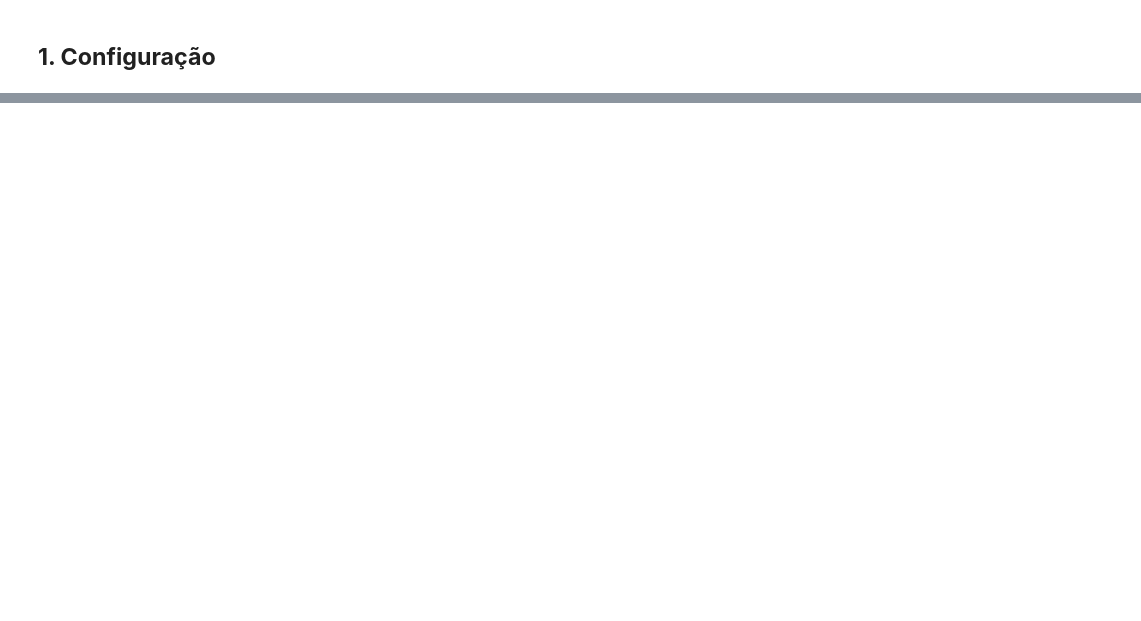
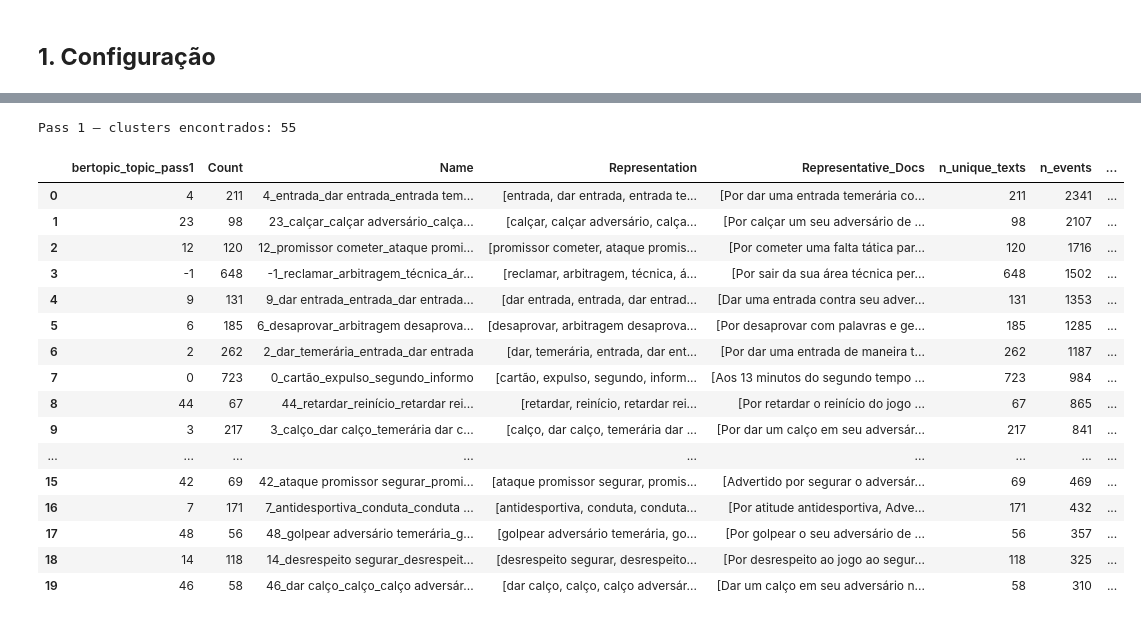
Before and after one commit to gcarbs1/cbf-match-report-analysis, a Jupyter notebook: notebooks/2-semantic_card_reasons_embeddings.ipynb, the cells around one changed output, grey strips where cells are left out. Drawn from its saved outputs; the diff is of its cells as text; code cells hidden in the pictures; blank space fills up the shorter version.

```diff
--- a/notebooks/2-semantic_card_reasons_embeddings.ipynb
+++ b/notebooks/2-semantic_card_reasons_embeddings.ipynb
@@ -1286,0 +137,17 @@ Arquivos salvos:
+# %%
+card_text_counts = (
+    cards.groupby(CARD_TEXT_KEY_COLUMN)
+    .agg(
+        text_for_embedding=(CARD_TEXT_COLUMN, "first"),
+        n_events=(CARD_TEXT_COLUMN, "size"),
+        n_yellow=("card_type", lambda values: (values == "yellow").sum()),
+        n_red=("card_type", lambda values: (values == "red").sum()),
+    )
+    .reset_index()
+    .sort_values("n_events", ascending=False)
+    .reset_index(drop=True)
+)
+
+card_texts = card_text_counts["text_for_embedding"].tolist()
+
+card_text_counts.head(25)
@@ -1286,0 +294,39 @@ Arquivos salvos:
+# %%
+card_topic_model_pass1 = make_topic_model(
+    min_topic_size=CARD_MIN_TOPIC_SIZE,
+    min_samples=CARD_MIN_SAMPLES,
+    n_neighbors=25,
+    n_components=5,
+)
+card_topics_pass1, _ = card_topic_model_pass1.fit_transform(
+    card_texts, embeddings=base_card_embeddings
+)
+card_text_counts["bertopic_topic_pass1"] = card_topics_pass1
+
+_pass1_summary = build_topic_summary(
+    card_topic_model_pass1,
+    card_text_counts.rename(columns={"bertopic_topic_pass1": "bertopic_topic"}),
+    "bertopic_topic",
+).rename(columns={"bertopic_topic": "bertopic_topic_pass1"})
+
+print(f"Pass 1 — clusters encontrados: {_pass1_summary['bertopic_topic_pass1'].ne(-1).sum()}")
+_pass1_summary.head(20)
+# %% [output]
+Pass 1 — clusters encontrados: 55
+|  | bertopic_topic_pass1 | Count | Name | Representation | Representative_Docs | n_unique_texts | n_events | ... |
+| 0 | 4 | 211 | 4_entrada_dar entrada_entrada tem... | [entrada, dar entrada, entrada te... | [Por dar uma entrada temerária co... | 211 | 2341 | ... |
+| 1 | 23 | 98 | 23_calçar_calçar adversário_calça... | [calçar, calçar adversário, calça... | [Por calçar um seu adversário de ... | 98 | 2107 | ... |
+| 2 | 12 | 120 | 12_promissor cometer_ataque promi... | [promissor cometer, ataque promis... | [Por cometer uma falta tática par... | 120 | 1716 | ... |
+| 3 | -1 | 648 | -1_reclamar_arbitragem_técnica_ár... | [reclamar, arbitragem, técnica, á... | [Por sair da sua área técnica per... | 648 | 1502 | ... |
+| 4 | 9 | 131 | 9_dar entrada_entrada_dar entrada... | [dar entrada, entrada, dar entrad... | [Dar uma entrada contra seu adver... | 131 | 1353 | ... |
+| 5 | 6 | 185 | 6_desaprovar_arbitragem desaprova... | [desaprovar, arbitragem desaprova... | [Por desaprovar com palavras e ge... | 185 | 1285 | ... |
+| 6 | 2 | 262 | 2_dar_temerária_entrada_dar entrada | [dar, temerária, entrada, dar ent... | [Por dar uma entrada de maneira t... | 262 | 1187 | ... |
+| 7 | 0 | 723 | 0_cartão_expulso_segundo_informo | [cartão, expulso, segundo, inform... | [Aos 13 minutos do segundo tempo ... | 723 | 984 | ... |
+| 8 | 44 | 67 | 44_retardar_reinício_retardar rei... | [retardar, reinício, retardar rei... | [Por retardar o reinício do jogo ... | 67 | 865 | ... |
+| 9 | 3 | 217 | 3_calço_dar calço_temerária dar c... | [calço, dar calço, temerária dar ... | [Por dar um calço em seu adversár... | 217 | 841 | ... |
+| ... | ... | ... | ... | ... | ... | ... | ... | ... |
+| 15 | 42 | 69 | 42_ataque promissor segurar_promi... | [ataque promissor segurar, promis... | [Advertido por segurar o adversár... | 69 | 469 | ... |
+| 16 | 7 | 171 | 7_antidesportiva_conduta_conduta ... | [antidesportiva, conduta, conduta... | [Por atitude antidesportiva, Adve... | 171 | 432 | ... |
+| 17 | 48 | 56 | 48_golpear adversário temerária_g... | [golpear adversário temerária, go... | [Por golpear o seu adversário de ... | 56 | 357 | ... |
+| 18 | 14 | 118 | 14_desrespeito segurar_desrespeit... | [desrespeito segurar, desrespeito... | [Por desrespeito ao jogo ao segur... | 118 | 325 | ... |
+| 19 | 46 | 58 | 46_dar calço_calço_calço adversár... | [dar calço, calço, calço adversár... | [Dar um calço em seu adversário n... | 58 | 310 | ... |
```
Also changed, not shown: parts of 75 cells of this notebook, 1 other file.
